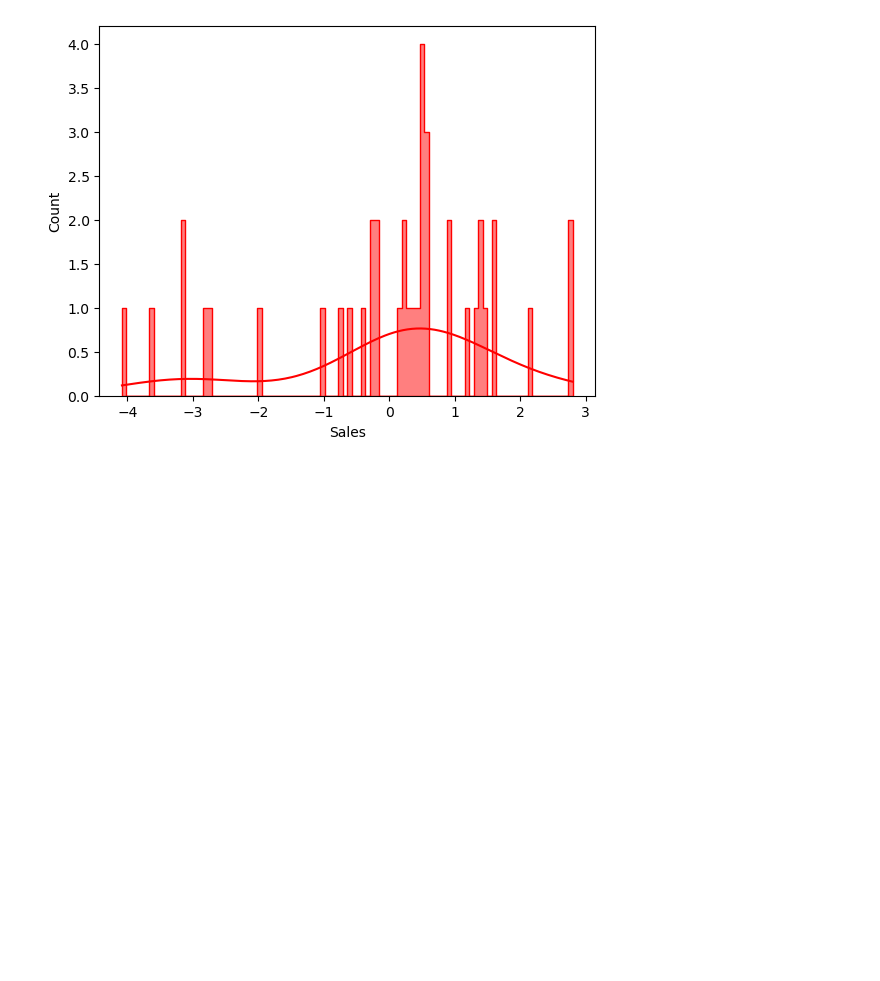
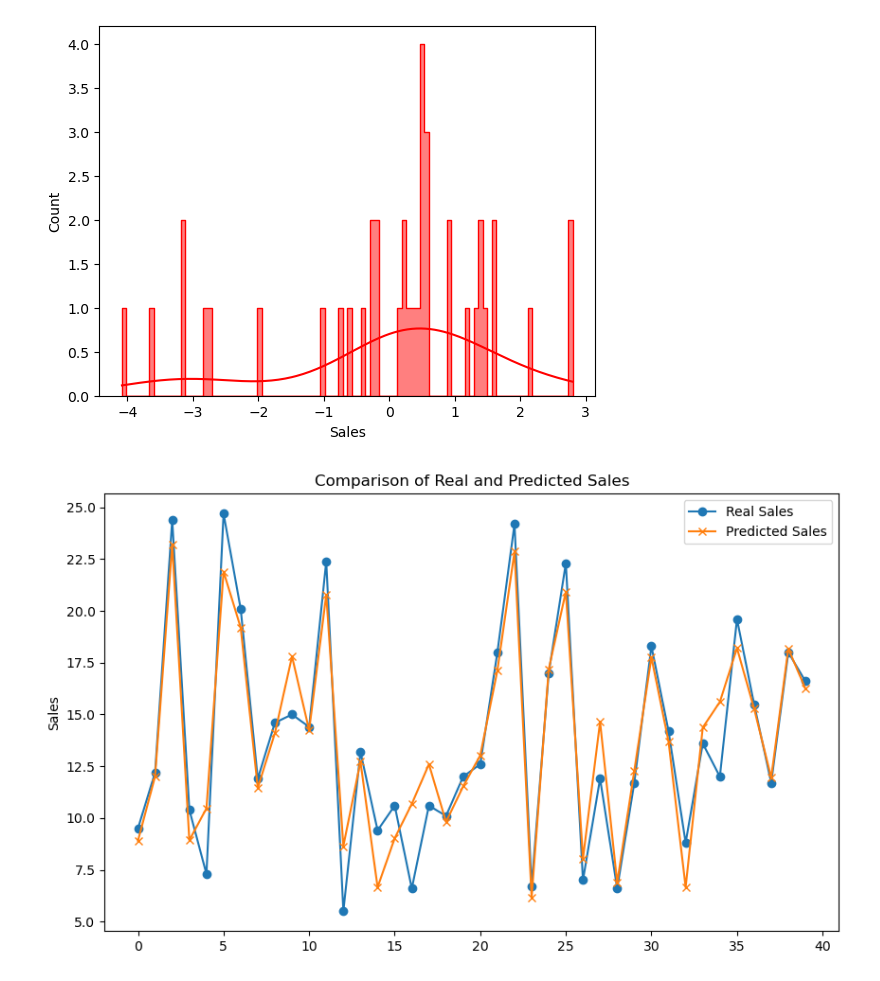
Before and after one commit to zafermesut/ai-crash-course, a Jupyter notebook: Homeworks/Multiple Linear Regression/Multiple Linear Regression.ipynb, the cells around one changed output. Drawn from its saved outputs; the diff is of its cells as text; code cells hidden in the pictures; blank space fills up the shorter version.

```diff
--- a/Homeworks/Multiple Linear Regression/Multiple Linear Regression.ipynb
+++ b/Homeworks/Multiple Linear Regression/Multiple Linear Regression.ipynb
@@ -359,3 +359,13 @@ residuals =y_test - y_pred
 sns.histplot(residuals, kde=True, bins=100, color='red', alpha=0.5, label='Residuals', element='step');
 # %% [output]
 [figure]
+# %%
+plt.figure(figsize=(10, 6))
+plt.plot(y_test.values, label='Real Sales', marker='o')
+plt.plot(y_pred, label='Predicted Sales', marker='x')
+plt.ylabel('Sales')
+plt.title('Comparison of Real and Predicted Sales')
+plt.legend()
+plt.show()
+# %% [output]
+[figure, added]
```
